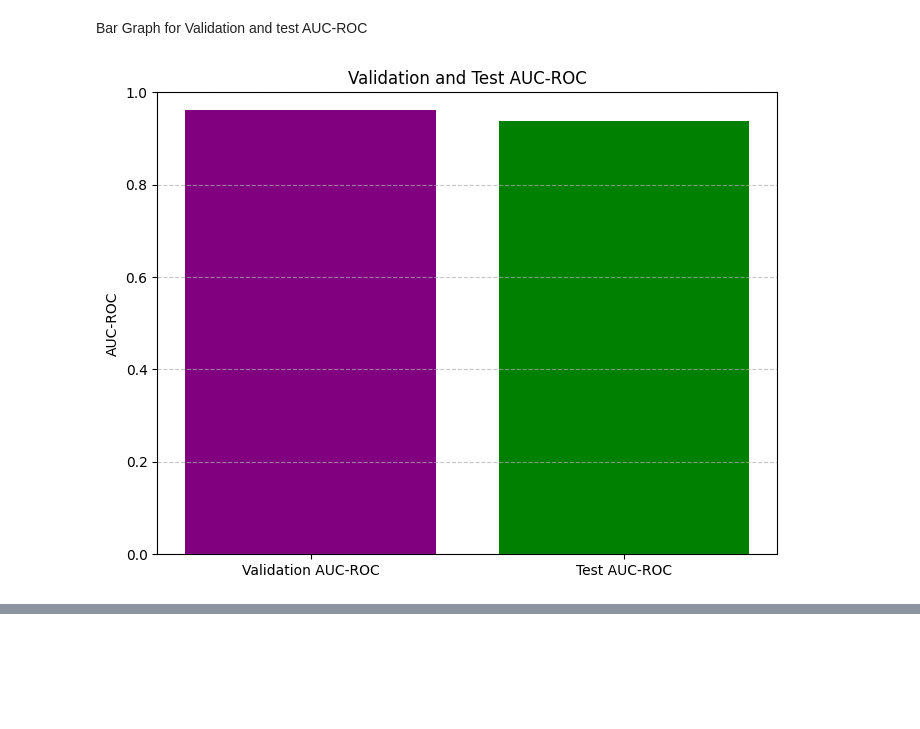
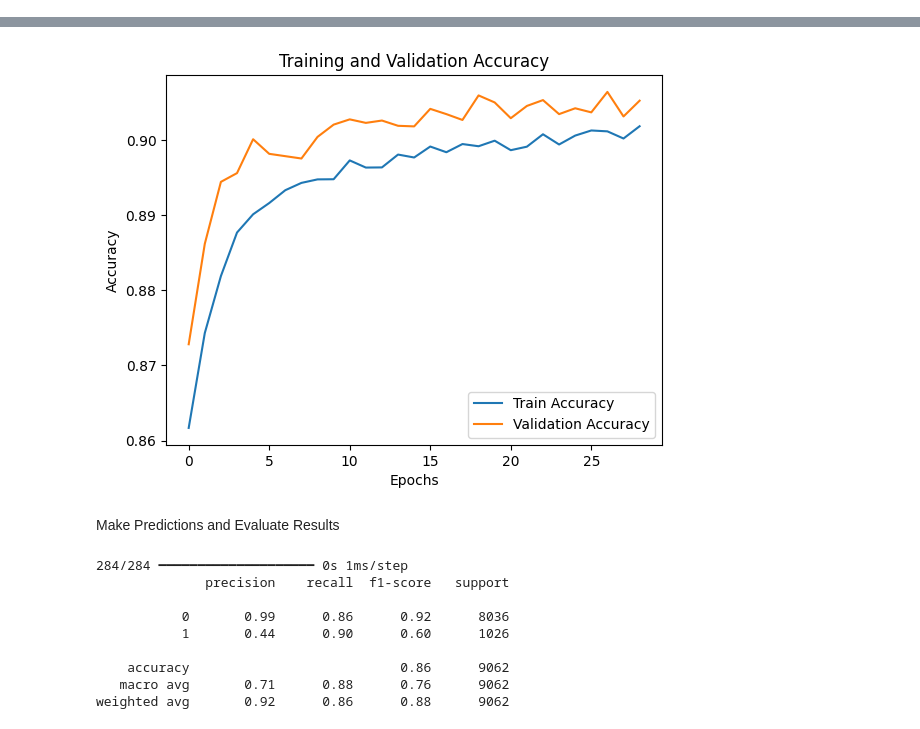
Before and after one commit to vimesh630/ML_CW, a Jupyter notebook: neural_network.ipynb, the cells around one changed output, grey strips where cells are left out. Saved outputs shown, nothing was run; the diff lists cells and outputs as text; code cells hidden in the pictures; blank space fills up the shorter version.

```diff
--- a/neural_network.ipynb
+++ b/neural_network.ipynb
@@ -54,0 +50,18 @@ nn_classifier = MLPClassifier(
+# %%
+# Define the model
+model = Sequential([
+    Dense(64, input_dim=X_train.shape[1], activation='relu'),
+    Dropout(0.3),  # Regularization to prevent overfitting
+    Dense(32, activation='relu'),
+    Dense(2, activation='softmax')  # Output layer for binary classification
+])
+
+# Compile the model
+model.compile(
+    optimizer='adam',
+    loss='categorical_crossentropy',  # Suitable for binary classification
+    metrics=['accuracy']
+)
+
+# Model summary
+model.summary()
@@ -54,0 +86,13 @@ nn_classifier = MLPClassifier(
+# %%
+# Define early stopping to avoid overfitting
+early_stopping = EarlyStopping(monitor='val_loss', patience=5, restore_best_weights=True)
+
+# Train the model
+history = model.fit(
+    X_train, y_train,
+    validation_data=(X_val, y_val),
+    epochs=50,
+    batch_size=32,
+    verbose=1,
+    callbacks=[early_stopping]
+)
@@ -139,13 +119,14 @@ plt.show()
-# %% [markdown]
-Bar Graph for Validation and test AUC-ROC
-# %%
-auc_metrics = {'Validation AUC-ROC': val_auc, 'Test AUC-ROC': test_auc}
-plt.figure(figsize=(8, 6))
-plt.bar(auc_metrics.keys(), auc_metrics.values(), color=['purple', 'green'])
-plt.ylabel("AUC-ROC")
-plt.title("Validation and Test AUC-ROC")
-plt.ylim(0, 1)
-plt.grid(axis='y', linestyle='--', alpha=0.7)
-plt.show()
-# %% [output]
-[figure, removed]
+# %%
+# Evaluate the model on the test set
+loss, accuracy = model.evaluate(X_test, y_test, verbose=1)
+print(f"Test Accuracy: {accuracy * 100:.2f}%")
+
+# Plot training history
+plt.plot(history.history['accuracy'], label='Train Accuracy')
+plt.plot(history.history['val_accuracy'], label='Validation Accuracy')
+plt.xlabel('Epochs')
+plt.ylabel('Accuracy')
+plt.legend()
+plt.title('Training and Validation Accuracy')
+plt.show()
+# %% [output]
@@ -151,0 +135,22 @@ plt.show()
+[figure, added]
+# %% [markdown]
+Make Predictions and Evaluate Results
+# %%
+# Predict probabilities
+y_pred_probs = model.predict(X_test)
+
+# Convert probabilities to binary predictions
+y_pred = (y_pred_probs[:, 1] > 0.5).astype(int)
+
+# Evaluate predictions
+print(classification_report(y_test.argmax(axis=1), y_pred))
+# %% [output]
+284/284 ━━━━━━━━━━━━━━━━━━━━ 0s 1ms/step
+              precision    recall  f1-score   support
+
+           0       0.99      0.86      0.92      8036
+           1       0.44      0.90      0.60      1026
+
+    accuracy                           0.86      9062
+   macro avg       0.71      0.88      0.76      9062
+weighted avg       0.92      0.86      0.88      9062
```
Also changed, not shown: parts of 25 cells of this notebook.
